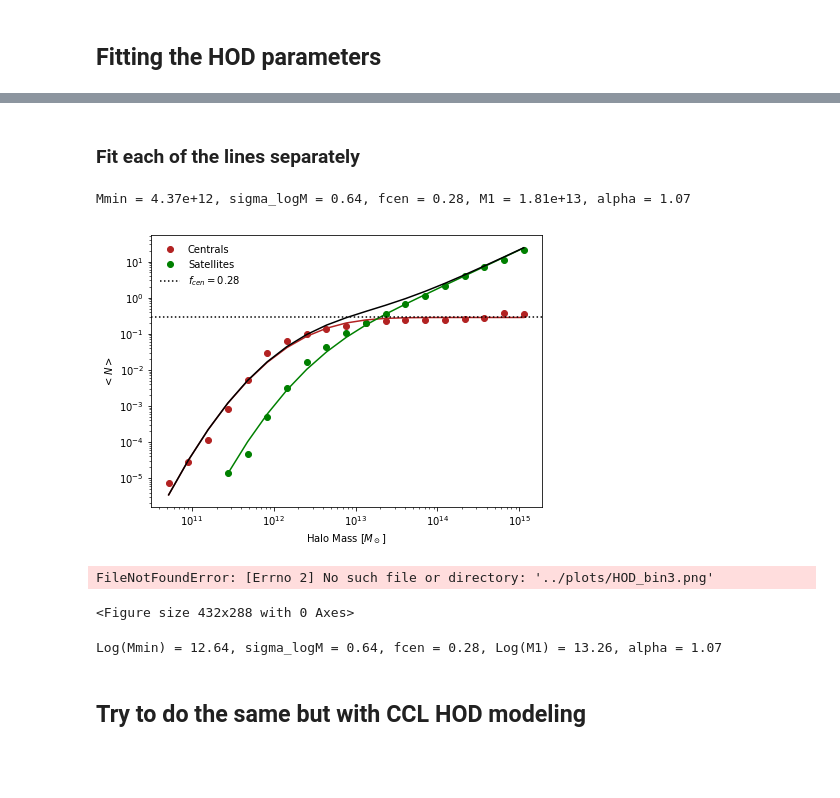
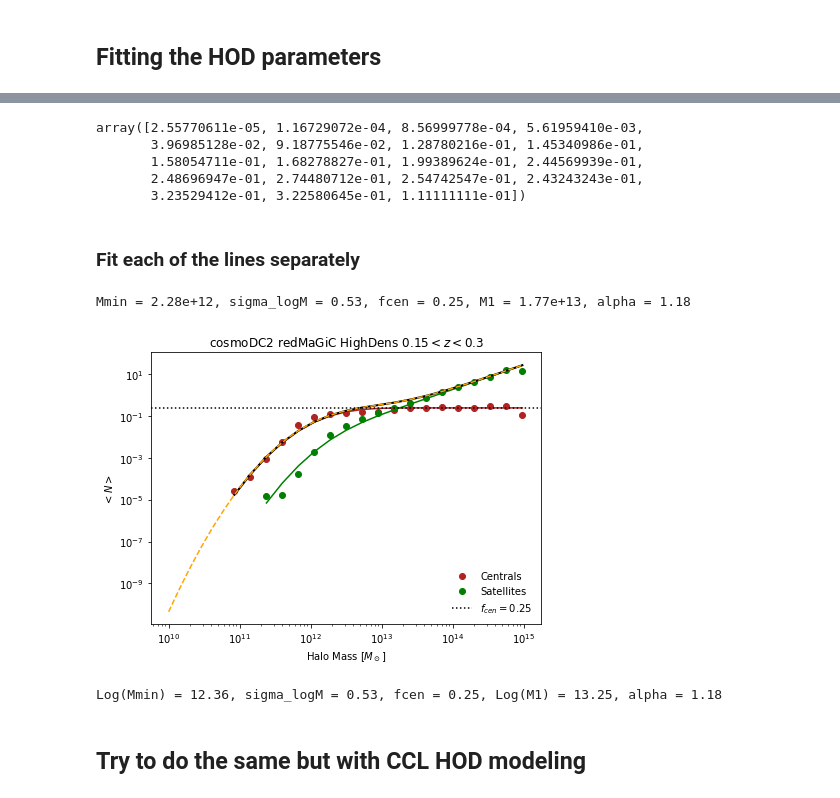
Before and after one commit to LSSTDESC/txpipe-cosmodc2, a Jupyter notebook: notebooks/GalaxyBias.ipynb, the cells around one changed output, grey strips where cells are left out. Drawn from its saved outputs; the diff is of its cells as text; code cells hidden in the pictures; blank space fills up the shorter version.

```diff
--- a/notebooks/GalaxyBias.ipynb
+++ b/notebooks/GalaxyBias.ipynb
@@ -92,6 +132,7 @@ halo_mass_all.mean()/10**(13), halo_mass_cent.mean()/10**(13), halo_mass_sat.mea
 halo_cat = {}
 halo_cat['ids'], index_halo_unique = np.unique(halo_id_all, return_index=True)
 halo_cat['mass'] = halo_mass_all[index_halo_unique]
+halo_cat['redshift'] = redshift_all[index_halo_unique]
 # %%
 halo_cat['mass']
 # %% [output]
@@ -105,7 +146,11 @@ if zbin == 'bin1':
 if zbin == 'bin2':
     zbin_halos = (halo_all['redshift']>0.30) & (halo_all['redshift']<0.45)
 if zbin == 'bin3':
-    zbin_halos = (halo_all['redshift']>0.45) & (halo_all['redshift']<0.65)
+    zbin_halos = (halo_all['redshift']>0.45) & (halo_all['redshift']<0.6)
+if zbin == 'bin4':
+    zbin_halos = (halo_all['redshift']>0.60) & (halo_all['redshift']<0.75)
+if zbin == 'bin5':
+    zbin_halos = (halo_all['redshift']>0.75) & (halo_all['redshift']<0.90)
 
 halo_cat_full['ids'], index_halo_unique = np.unique(halo_all['halo_id'][zbin_halos], return_index=True)
 halo_cat_full['mass'] = halo_all['halo_mass'][zbin_halos][index_halo_unique]
@@ -133,7 +185,7 @@ plt.yscale('log')
 ### Plot the number of galaxies divided by the total number of halos in CosmoDC2
 # %%
 plt.figure(figsize = (8,6))
-bins_centers = np.logspace(np.log10(halo_cat['mass'].min()), np.log10(halo_cat['mass'].max()), nbins-1)
+bins_centers = np.sqrt(bins[1:] * bins[:-1]) #geometric mean
 plt.plot(bins_centers, counts_allgals/counts_uniquehalos_cosmodc2, label = 'N(redMaGiC all gals)') #, color = 'blue' )
 plt.plot(bins_centers, counts_cent/counts_uniquehalos_cosmodc2, label = 'N(redMaGiC centrals)' )#, color = 'orange' )
 plt.plot(bins_centers, counts_sat/counts_uniquehalos_cosmodc2, label =  'N(redMaGiC satellites)')#, color = 'green')
@@ -183,18 +234,42 @@ array([0.00000000e+00, 0.00000000e+00, 7.51305205e-07, 1.35589878e-05,
+# %%
+N_cent
+# %% [output]
+array([2.55770611e-05, 1.16729072e-04, 8.56999778e-04, 5.61959410e-03,
+       3.96985128e-02, 9.18775546e-02, 1.28780216e-01, 1.45340986e-01,
+       1.58054711e-01, 1.68278827e-01, 1.99389624e-01, 2.44569939e-01,
+       2.48696947e-01, 2.74480712e-01, 2.54742547e-01, 2.43243243e-01,
+       3.23529412e-01, 3.22580645e-01, 1.11111111e-01])
 # %% [markdown]
 ### Fit each of the lines separately
 # %%
 # see example from https://stackoverflow.com/questions/51906152/fitting-two-sets-of-data-with-two-different-model-functions-simultaneously-givin
 if zbin == 'bin1':
     nstart = 2
+    ncut_cent=0
 if zbin == 'bin2':
     nstart = 3
+    ncut_cent=0
 if zbin == 'bin3':
     nstart = 3
-y1 = np.log10(N_cent)
+    ncut_cent=0
+if zbin == 'bin4':
+    nstart = 2
+    ncut_cent=0
+if zbin == 'bin5':
+    nstart = 1
+    ncut_cent=1
+
+if ncut_cent>0:
+    y1 = np.log10(N_cent[:-ncut_cent])
+else:
+    y1 = np.log10(N_cent)
 y2 = np.log10(N_sat[nstart:])
 comboY = np.append(y1, y2)
 
-x1 = halo_mass
+if ncut_cent>0:
+    x1 = halo_mass[:-ncut_cent]
+else:
+    x1 = halo_mass
 x2 = halo_mass[nstart:]
 comboX = np.append(x1, x2)
 
@@ -253,12 +328,24 @@ y_fit_1 = function1(x1, Mmin_fit, sigma_logM_fit, fcen_fit, M1_fit, alpha_fit) #
 y_fit_2 = function2(x2, Mmin_fit, sigma_logM_fit, fcen_fit, M1_fit, alpha_fit) # second data set, second equation
 
 # Total profile: ⟨N (Mh )⟩ = ⟨Nc (Mh )⟩ + ⟨Ns (Mh )⟩
+if ncut_cent>0:
+    y_fit_1_sameshape = np.array( list(10**y_fit_1) + [0]*ncut_cent)
+else:
+    y_fit_1_sameshape = 10**y_fit_1
 y_fit_2_sameshape = np.array([0]*nstart + list(10**y_fit_2))
-y_total_nolog = 10**y_fit_1 + y_fit_2_sameshape
+y_total_nolog = y_fit_1_sameshape + y_fit_2_sameshape
 
 # interpolate total profile
-N_total = interp1d(x1, y_total_nolog, kind='linear', axis=- 1, copy=True, bounds_error=None, assume_sorted=False)
+N_total = interp1d(halo_mass, y_total_nolog, kind='linear', axis=- 1, copy=True, bounds_error=None, assume_sorted=False)
 
 print('Mmin = %0.2e, sigma_logM = %0.2f, fcen = %0.2f, M1 = %0.2e, alpha = %0.2f'%(Mmin_fit, sigma_logM_fit, fcen_fit, M1_fit, alpha_fit))
 # %% [output]
-Mmin = 4.37e+12, sigma_logM = 0.64, fcen = 0.28, M1 = 1.81e+13, alpha = 1.07
+Mmin = 2.28e+12, sigma_logM = 0.53, fcen = 0.25, M1 = 1.77e+13, alpha = 1.18
+# %%
+def N_total_function(Mh):
+    """
+    Total HOD.
+    """
+    cent = function1(Mh, Mmin_fit, sigma_logM_fit, fcen_fit, M1_fit, alpha_fit)
+    sat = function2(Mh, Mmin_fit, sigma_logM_fit, fcen_fit, M1_fit, alpha_fit)
+    return 10**cent + 10**sat
@@ -265,33 +356,40 @@ Mmin = 4.37e+12, sigma_logM = 0.64, fcen = 0.28, M1 = 1.81e+13, alpha = 1.07
 # %%
 plt.figure(figsize = (7,5))
 plt.plot(x1, 10**y1, 'o', color = 'firebrick', label = 'Centrals') # plot the raw data
 plt.plot(x2, 10**y2, 'o', color = 'green', label = 'Satellites') # plot the raw data
 plt.plot(x1, 10**y_fit_1, color = 'firebrick') # plot the equation using the fitted parameters
 plt.plot(x2, 10**y_fit_2, color = 'g') # plot the equation using the fitted parameters
-plt.plot(x1, y_total_nolog, color = 'k') # plot the equation using the fitted parameters
+plt.plot(halo_mass, y_total_nolog, color = 'k', lw = 2) # plot the equation using the fitted parameters
 #plt.plot(x1, N_total(x1), color = 'gray', lw= 0.5)
-m_arr = np.geomspace(7E10,1E15,128)
-Numgal = N_total(m_arr)
+m_arr = np.geomspace(10**10,10**15,128)
+#Numgal = N_total(m_arr)
+plt.plot(m_arr, N_total_function(m_arr), 'orange', ls = '--')
 #plt.plot(m_arr, Numgal, color = 'w', lw = 0.5)
 plt.xscale('log')
 plt.yscale('log')
 plt.ylabel('$<N>$')
 plt.xlabel ('Halo Mass [$M_\odot$]')
 if zbin == 'bin1':
     plt.title('cosmoDC2 redMaGiC HighDens $0.15< z< 0.3$')
 if zbin == 'bin2':
     plt.title('cosmoDC2 redMaGiC HighDens $0.30< z< 0.45$')
+if zbin == 'bin3':
+    plt.title('cosmoDC2 redMaGiC HighDens $0.45< z< 0.60$')
+if zbin == 'bin4':
+    plt.title('cosmoDC2 redMaGiC HighDens $0.60< z< 0.75$')
+if zbin == 'bin5':
+    plt.title('cosmoDC2 redMaGiC HighDens $0.75< z< 0.90$')
 plt.axhline(y = fcen_fit, label = '$f_{cen} = %0.2f$'%fcen_fit, ls = ':', color  = 'k')
 plt.legend(frameon=False)
+plt.savefig('../plots/HOD_%s.png'%zbin, dpi = 300)
 plt.show()
-plt.savefig('../plots/HOD_%s.png'%zbin, dpi = 300)
+np.savetxt('../HOD_pars/profile_%s.txt'%zbin, np.c_[halo_mass, y_fit_1_sameshape, y_fit_2_sameshape, y_total_nolog, N_total(halo_mass)], header = 'Halo Mass(Solar Units), Centrals(data), Satellites(Data), Total(Data), Total(Theory Fit)' )
 # %% [output]
-[figure, old version]
+[figure, new version]
-FileNotFoundError: [Errno 2] No such file or directory: '../plots/HOD_bin3.png'
-<Figure size 432x288 with 0 Axes>
 # %%
 print('Log(Mmin) = %0.2f, sigma_logM = %0.2f, fcen = %0.2f, Log(M1) = %0.2f, alpha = %0.2f'%(np.log10(Mmin_fit), sigma_logM_fit, fcen_fit, np.log10(M1_fit), alpha_fit))
+np.savetxt('../HOD_pars/hod_pars_%s.txt'%zbin, np.array([np.log10(Mmin_fit), sigma_logM_fit, fcen_fit, np.log10(M1_fit), alpha_fit]), header = 'Log(Mmin), sigma_logM, fcen, Log(M1), alpha', fmt = '%0.3f')
 # %% [output]
-Log(Mmin) = 12.64, sigma_logM = 0.64, fcen = 0.28, Log(M1) = 13.26, alpha = 1.07
+Log(Mmin) = 12.36, sigma_logM = 0.53, fcen = 0.25, Log(M1) = 13.25, alpha = 1.18
 # %% [markdown]
 ## Try to do the same but with CCL HOD modeling
```
Also changed, not shown: parts of 69 cells of this notebook, 5 other files.
